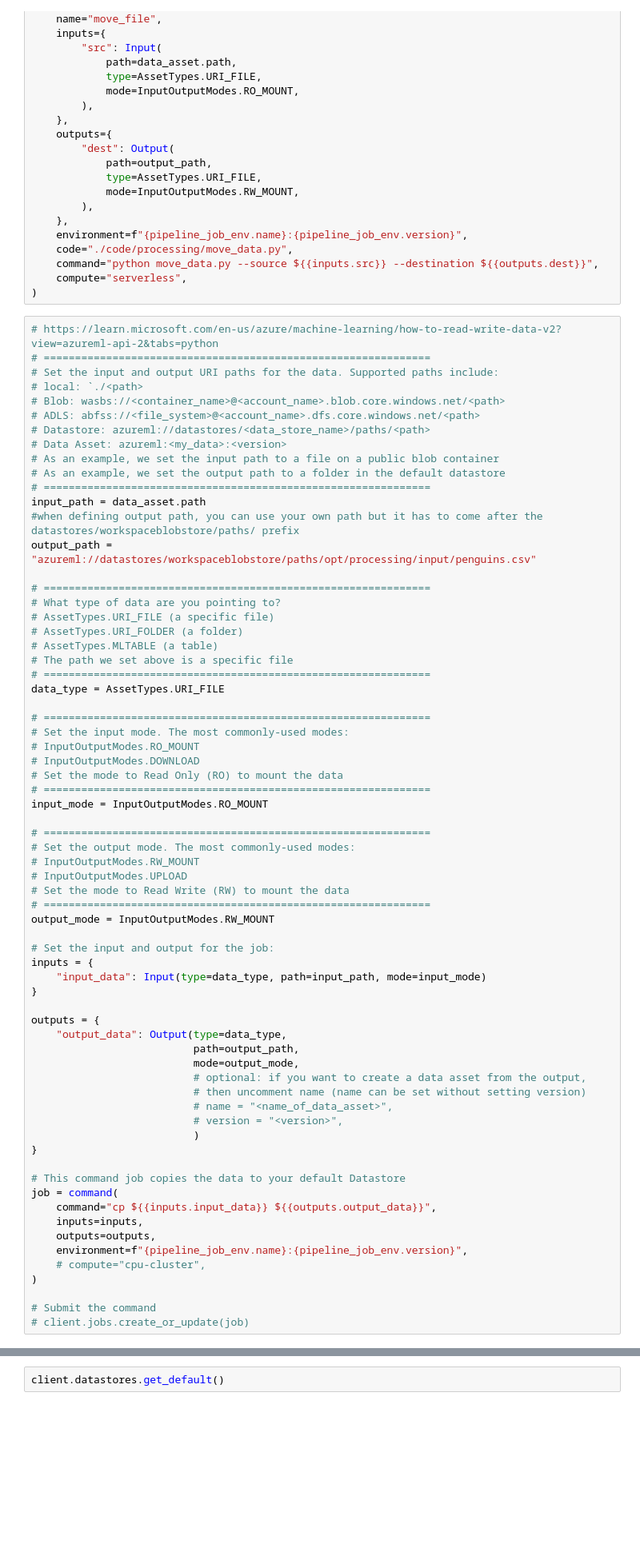
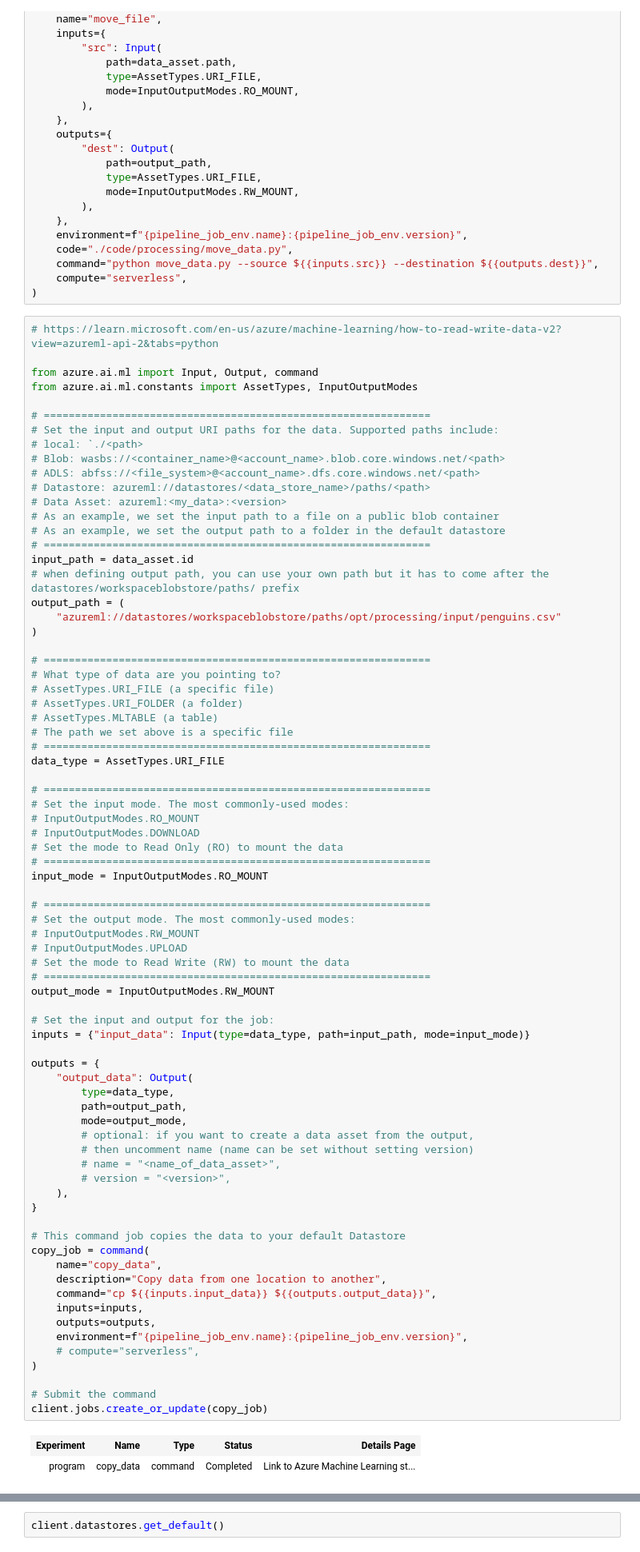
Before and after one commit to agpt8/ml.school, a Jupyter notebook: program/cohort_azure.ipynb, the cells around one changed output, grey strips where cells are left out. Shown at 80% size. Saved outputs shown, nothing was run; the diff lists cells and outputs as text; blank space fills up the shorter version.

```diff
--- a/program/cohort_azure.ipynb
+++ b/program/cohort_azure.ipynb
@@ -798,6 +800,10 @@ move_file_component = command(
 )
 # %%
 # https://learn.microsoft.com/en-us/azure/machine-learning/how-to-read-write-data-v2?view=azureml-api-2&tabs=python
+
+from azure.ai.ml import Input, Output, command
+from azure.ai.ml.constants import AssetTypes, InputOutputModes
+
 # ==============================================================
 # Set the input and output URI paths for the data. Supported paths include:
 # local: `./<path>
@@ -808,9 +814,11 @@ move_file_component = command(
 # As an example, we set the input path to a file on a public blob container
 # As an example, we set the output path to a folder in the default datastore
 # ==============================================================
-input_path = data_asset.path
-#when defining output path, you can use your own path but it has to come after the datastores/workspaceblobstore/paths/ prefix
-output_path = "azureml://datastores/workspaceblobstore/paths/opt/processing/input/penguins.csv"
+input_path = data_asset.id
+# when defining output path, you can use your own path but it has to come after the datastores/workspaceblobstore/paths/ prefix
+output_path = (
+    "azureml://datastores/workspaceblobstore/paths/opt/processing/input/penguins.csv"
+)
 
 # ==============================================================
 # What type of data are you pointing to?
@@ -823,44 +831,48 @@ data_type = AssetTypes.URI_FILE
 
 # ==============================================================
 # Set the input mode. The most commonly-used modes:
 # InputOutputModes.RO_MOUNT
 # InputOutputModes.DOWNLOAD
 # Set the mode to Read Only (RO) to mount the data
 # ==============================================================
 input_mode = InputOutputModes.RO_MOUNT
 
 # ==============================================================
 # Set the output mode. The most commonly-used modes:
 # InputOutputModes.RW_MOUNT
 # InputOutputModes.UPLOAD
 # Set the mode to Read Write (RW) to mount the data
 # ==============================================================
 output_mode = InputOutputModes.RW_MOUNT
 
 # Set the input and output for the job:
-inputs = {
-    "input_data": Input(type=data_type, path=input_path, mode=input_mode)
-}
+inputs = {"input_data": Input(type=data_type, path=input_path, mode=input_mode)}
 
 outputs = {
-    "output_data": Output(type=data_type,
-                          path=output_path,
-                          mode=output_mode,
-                          # optional: if you want to create a data asset from the output,
-                          # then uncomment name (name can be set without setting version)
-                          # name = "<name_of_data_asset>",
-                          # version = "<version>",
-                          )
+    "output_data": Output(
+        type=data_type,
+        path=output_path,
+        mode=output_mode,
+        # optional: if you want to create a data asset from the output,
+        # then uncomment name (name can be set without setting version)
+        # name = "<name_of_data_asset>",
+        # version = "<version>",
+    ),
 }
 
 # This command job copies the data to your default Datastore
-job = command(
+copy_job = command(
+    name="copy_data",
+    description="Copy data from one location to another",
     command="cp ${{inputs.input_data}} ${{outputs.output_data}}",
     inputs=inputs,
     outputs=outputs,
     environment=f"{pipeline_job_env.name}:{pipeline_job_env.version}",
-    # compute="cpu-cluster",
+    # compute="serverless",
 )
 
 # Submit the command
-# client.jobs.create_or_update(job)
+client.jobs.create_or_update(copy_job)
+# %% [output]
+| Experiment | Name | Type | Status | Details Page |
+| program | copy_data | command | Completed | Link to Azure Machine Learning st... |
```
Also changed, not shown: parts of 4 cells of this notebook.
